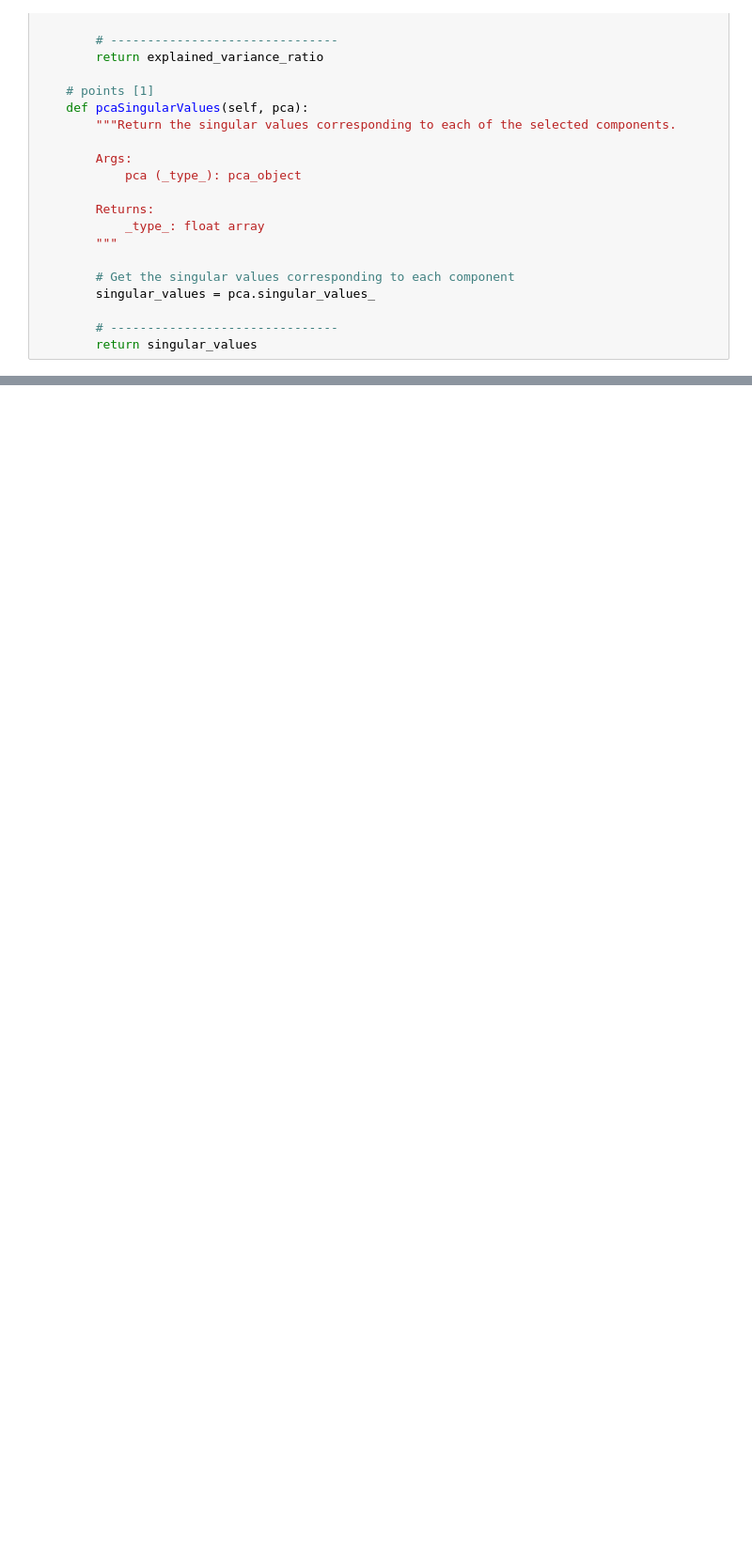
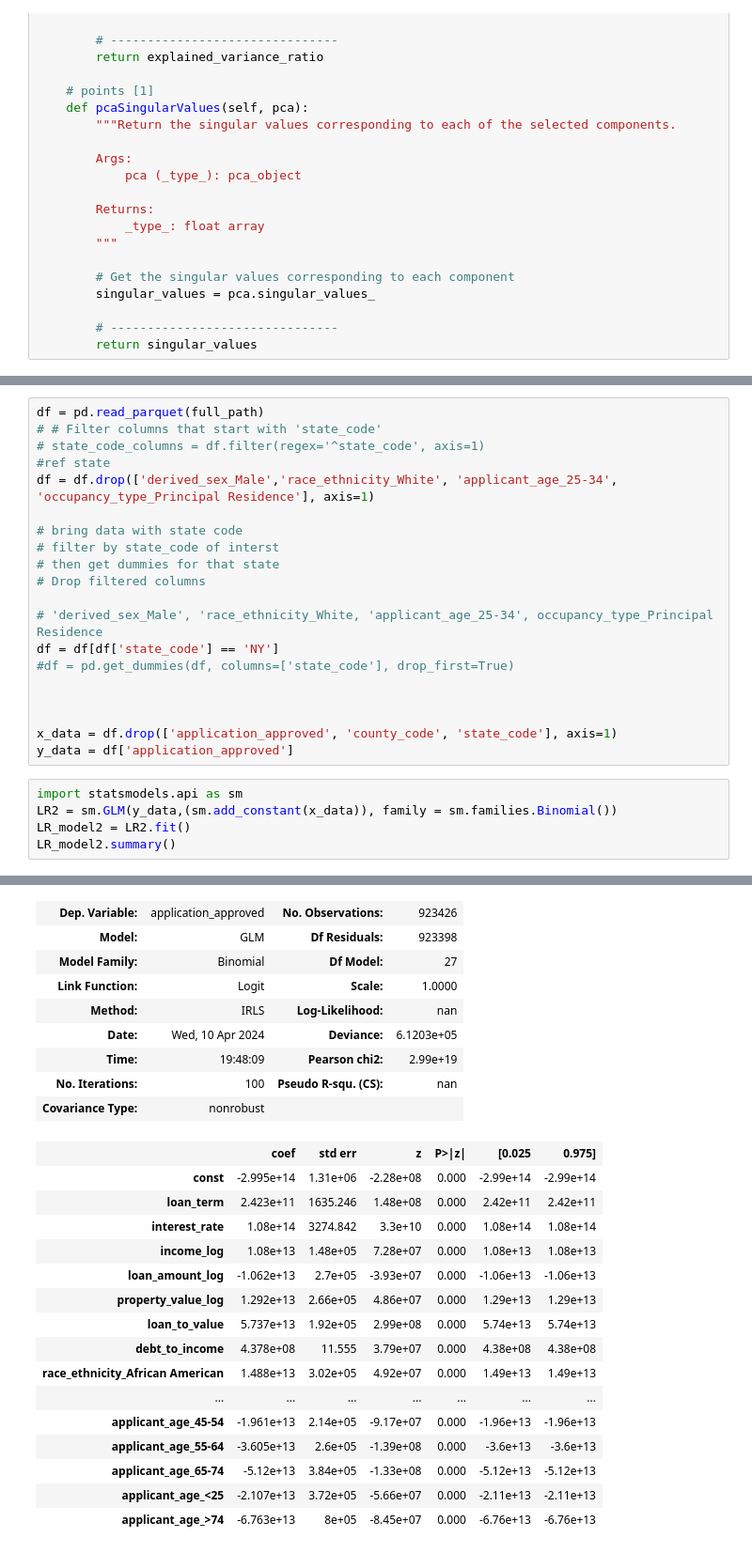
Before and after one commit to CoralLemons/Mortgage-Analysis-Project, a Jupyter notebook: Code/07_HMDA_ModelingAdv02.ipynb, the cells around one changed output, grey strips where cells are left out. Shown at 94% size. Saved outputs shown, nothing was run; the diff lists cells and outputs as text; blank space fills up the shorter version.

```diff
--- a/Code/07_HMDA_ModelingAdv02.ipynb
+++ b/Code/07_HMDA_ModelingAdv02.ipynb
@@ -1007,0 +1183,26 @@ plt.show()
+# %%
+df = pd.read_parquet(full_path)
+# # Filter columns that start with 'state_code'
+# state_code_columns = df.filter(regex='^state_code', axis=1)
+#ref state
+df = df.drop(['derived_sex_Male','race_ethnicity_White', 'applicant_age_25-34', 'occupancy_type_Principal Residence'], axis=1)
+
+# bring data with state code
+# filter by state_code of interst
+# then get dummies for that state
+# Drop filtered columns
+
+# 'derived_sex_Male', 'race_ethnicity_White, 'applicant_age_25-34', occupancy_type_Principal Residence
+df = df[df['state_code'] == 'NY']
+#df = pd.get_dummies(df, columns=['state_code'], drop_first=True)
+
+
+
+x_data = df.drop(['application_approved', 'county_code', 'state_code'], axis=1)
+y_data = df['application_approved']
+# %%
+import statsmodels.api as sm
+LR2 = sm.GLM(y_data,(sm.add_constant(x_data)), family = sm.families.Binomial())
+LR_model2 = LR2.fit()
+LR_model2.summary()
+# %% [output]
@@ -1007,0 +1210,25 @@ plt.show()
+| Dep. Variable: | application_approved | No. Observations: | 923426 |
+| Model: | GLM | Df Residuals: | 923398 |
+| Model Family: | Binomial | Df Model: | 27 |
+| Link Function: | Logit | Scale: | 1.0000 |
+| Method: | IRLS | Log-Likelihood: | nan |
+| Date: | Wed, 10 Apr 2024 | Deviance: | 6.1203e+05 |
+| Time: | 19:48:09 | Pearson chi2: | 2.99e+19 |
+| No. Iterations: | 100 | Pseudo R-squ. (CS): | nan |
+| Covariance Type: | nonrobust |  |  |
+|  | coef | std err | z | P>|z| | [0.025 | 0.975] |
+| const | -2.995e+14 | 1.31e+06 | -2.28e+08 | 0.000 | -2.99e+14 | -2.99e+14 |
+| loan_term | 2.423e+11 | 1635.246 | 1.48e+08 | 0.000 | 2.42e+11 | 2.42e+11 |
+| interest_rate | 1.08e+14 | 3274.842 | 3.3e+10 | 0.000 | 1.08e+14 | 1.08e+14 |
+| income_log | 1.08e+13 | 1.48e+05 | 7.28e+07 | 0.000 | 1.08e+13 | 1.08e+13 |
+| loan_amount_log | -1.062e+13 | 2.7e+05 | -3.93e+07 | 0.000 | -1.06e+13 | -1.06e+13 |
+| property_value_log | 1.292e+13 | 2.66e+05 | 4.86e+07 | 0.000 | 1.29e+13 | 1.29e+13 |
+| loan_to_value | 5.737e+13 | 1.92e+05 | 2.99e+08 | 0.000 | 5.74e+13 | 5.74e+13 |
+| debt_to_income | 4.378e+08 | 11.555 | 3.79e+07 | 0.000 | 4.38e+08 | 4.38e+08 |
+| race_ethnicity_African American | 1.488e+13 | 3.02e+05 | 4.92e+07 | 0.000 | 1.49e+13 | 1.49e+13 |
+| ... | ... | ... | ... | ... | ... | ... |
+| applicant_age_45-54 | -1.961e+13 | 2.14e+05 | -9.17e+07 | 0.000 | -1.96e+13 | -1.96e+13 |
+| applicant_age_55-64 | -3.605e+13 | 2.6e+05 | -1.39e+08 | 0.000 | -3.6e+13 | -3.6e+13 |
+| applicant_age_65-74 | -5.12e+13 | 3.84e+05 | -1.33e+08 | 0.000 | -5.12e+13 | -5.12e+13 |
+| applicant_age_<25 | -2.107e+13 | 3.72e+05 | -5.66e+07 | 0.000 | -2.11e+13 | -2.11e+13 |
+| applicant_age_>74 | -6.763e+13 | 8e+05 | -8.45e+07 | 0.000 | -6.76e+13 | -6.76e+13 |
```
Also changed, not shown: parts of 41 cells of this notebook.
